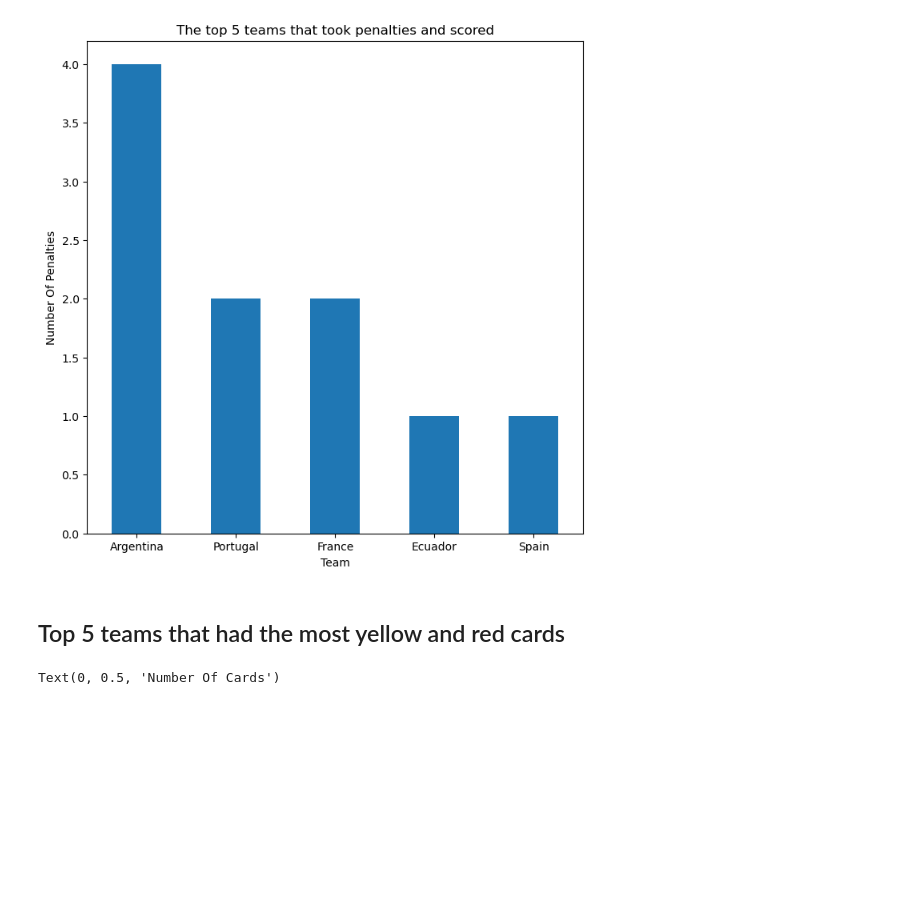
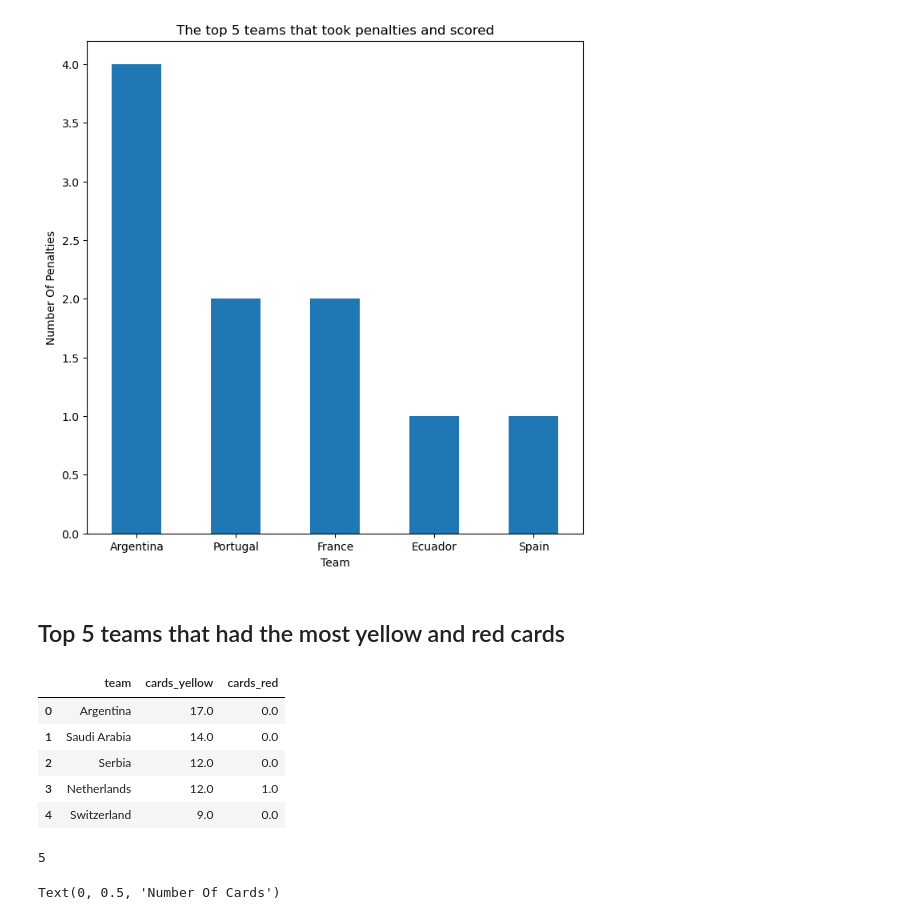
Before and after one commit to HJandu/ETL_Project_2, a Jupyter notebook: Fifa_project2.ipynb, the cells around one changed output. Saved outputs shown, nothing was run; the diff lists cells and outputs as text; code cells hidden in the pictures; blank space fills up the shorter version.

```diff
--- a/Fifa_project2.ipynb
+++ b/Fifa_project2.ipynb
@@ -247,6 +255,22 @@ Text(0, 0.5, 'Number Of Penalties')
 [figure]
 # %% [markdown]
 ## Top 5 teams that had the most yellow and red cards
+# %%
+#create dataframe showing the most yellow and red cards
+top_yr_cards=team_data_new.groupby('team').agg({'cards_yellow':'sum','cards_red':'sum'}).sort_values(by='cards_yellow',ascending=False)[:5].reset_index()
+top_yr_cards
+# %% [output]
+|  | team | cards_yellow | cards_red |
+| 0 | Argentina | 17.0 | 0.0 |
+| 1 | Saudi Arabia | 14.0 | 0.0 |
+| 2 | Serbia | 12.0 | 0.0 |
+| 3 | Netherlands | 12.0 | 1.0 |
+| 4 | Switzerland | 9.0 | 0.0 |
+# %%
+# load dataframe to database
+top_yr_cards.to_sql(name='top_yr_cards', con=engine, if_exists='append', index=False)
+# %% [output]
+5
 # %%
 team_data_new.groupby('team').agg({'cards_yellow':'sum','cards_red':'sum'}).sort_values(by='cards_yellow',ascending=False)[:5].plot(figsize=(8,8),kind='bar',legend=False,color=['yellow','red'])
 
```
Also changed, not shown: parts of 15 cells of this notebook.
